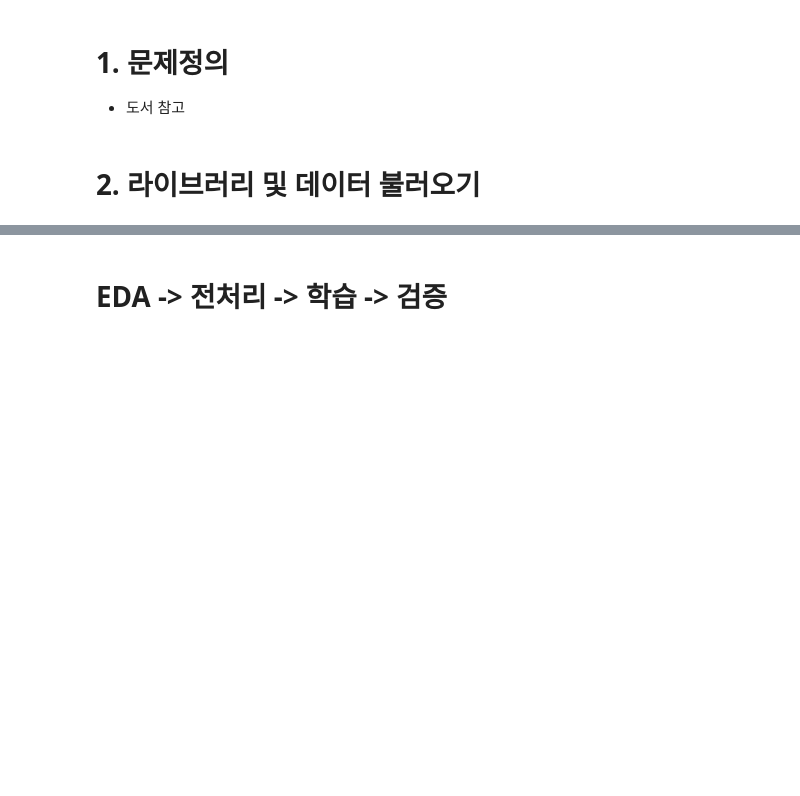
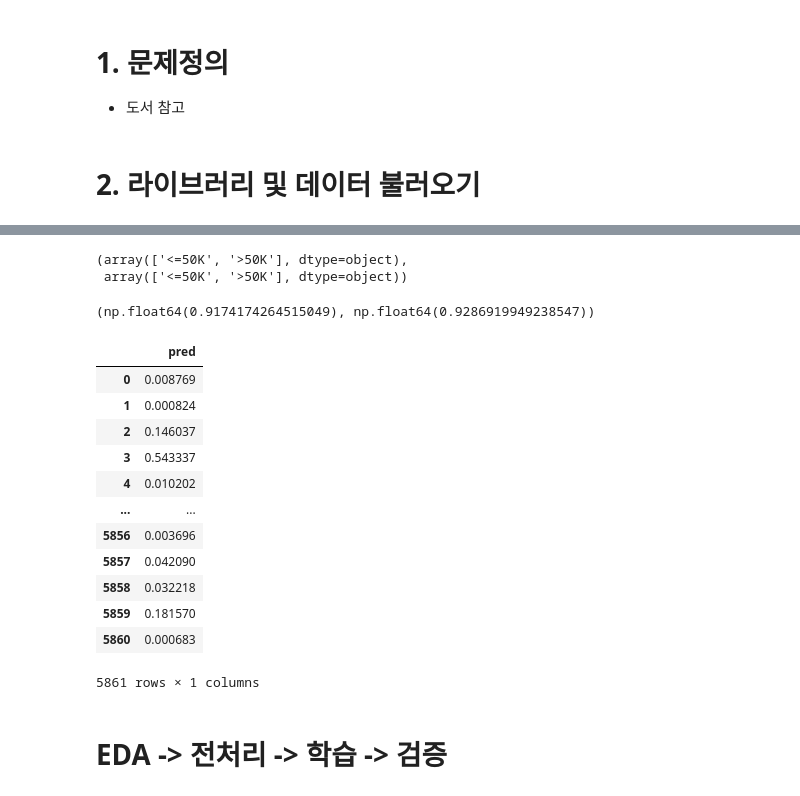
Before and after one commit to zzl-hyun/bigdata_analyst_cert_v2, a Jupyter notebook: part2/ch2/ch2_classification.ipynb, the cells around one changed output, grey strips where cells are left out. Saved outputs shown, nothing was run; the diff lists cells and outputs as text; code cells hidden in the pictures; blank space fills up the shorter version.

```diff
--- a/part2/ch2/ch2_classification.ipynb
+++ b/part2/ch2/ch2_classification.ipynb
@@ -18,0 +169,6 @@ test = pd.read_csv('https://raw.githubusercontent.com/lovedlim/bigdata_analyst_c
+# %%
+## 전처리가 완료되었따 이제 학습을 하기 전에 분리합시다
+from sklearn.model_selection import train_test_split
+
+X_train, X_val, y_train, y_val = train_test_split(train, y_train, test_size=0.2, random_state=0)
+X_train.shape, X_val.shape, y_train.shape, y_val.shape
@@ -18,0 +177,12 @@ test = pd.read_csv('https://raw.githubusercontent.com/lovedlim/bigdata_analyst_c
+# %%
+## 학습
+from sklearn.ensemble import RandomForestClassifier
+import lightgbm as lgb
+
+rf = RandomForestClassifier(random_state=0)
+rf.fit(X_train, y_train)
+pred_rf = rf.predict_proba(X_val)
+
+lgbmc = lgb.LGBMClassifier(random_state=0)
+lgbmc.fit(X_train, y_train)
+pred_lgb = lgbmc.predict_proba(X_val)
@@ -19,3 +198,42 @@ test = pd.read_csv('https://raw.githubusercontent.com/lovedlim/bigdata_analyst_c
+# %%
+rf.classes_, lgbmc.classes_
+# %% [output]
+(array(['<=50K', '>50K'], dtype=object),
+ array(['<=50K', '>50K'], dtype=object))
+# %%
+from sklearn.metrics import accuracy_score, f1_score, roc_auc_score
+# ac = accuracy_score
+# f1 = f1_score
+roc_rf = roc_auc_score(y_val, pred_rf[:,1])
+roc_lgb = roc_auc_score(y_val, pred_lgb[:,1])
+roc_rf, roc_lgb
+# %% [output]
+(np.float64(0.9174174264515049), np.float64(0.9286919949238547))
+# %%
+pred_rf = rf.predict(X_val)
+pred_lgb = lgbmc.predict_proba(X_val)
+
+# roc_rf = f1_score(y_val, pred_rf, pos_label='>50K')
+# roc_lgb = f1_score(y_val, pred_lgb, pos_label='>50K')
+# roc_rf, roc_lgb
+# %%
+result = pd.DataFrame({'pred': pred_lgb[:,1]})
+result.to_csv('result.csv',index=False)
+pd.read_csv('result.csv')
+# %% [output]
+|  | pred |
+| 0 | 0.008769 |
+| 1 | 0.000824 |
+| 2 | 0.146037 |
+| 3 | 0.543337 |
+| 4 | 0.010202 |
+| ... | ... |
+| 5856 | 0.003696 |
+| 5857 | 0.042090 |
+| 5858 | 0.032218 |
+| 5859 | 0.181570 |
+| 5860 | 0.000683 |
+5861 rows × 1 columns
 # %% [markdown]
 # EDA -> 전처리 -> 학습 -> 검증
 # %%
```
Also changed, not shown: parts of 8 cells of this notebook.
